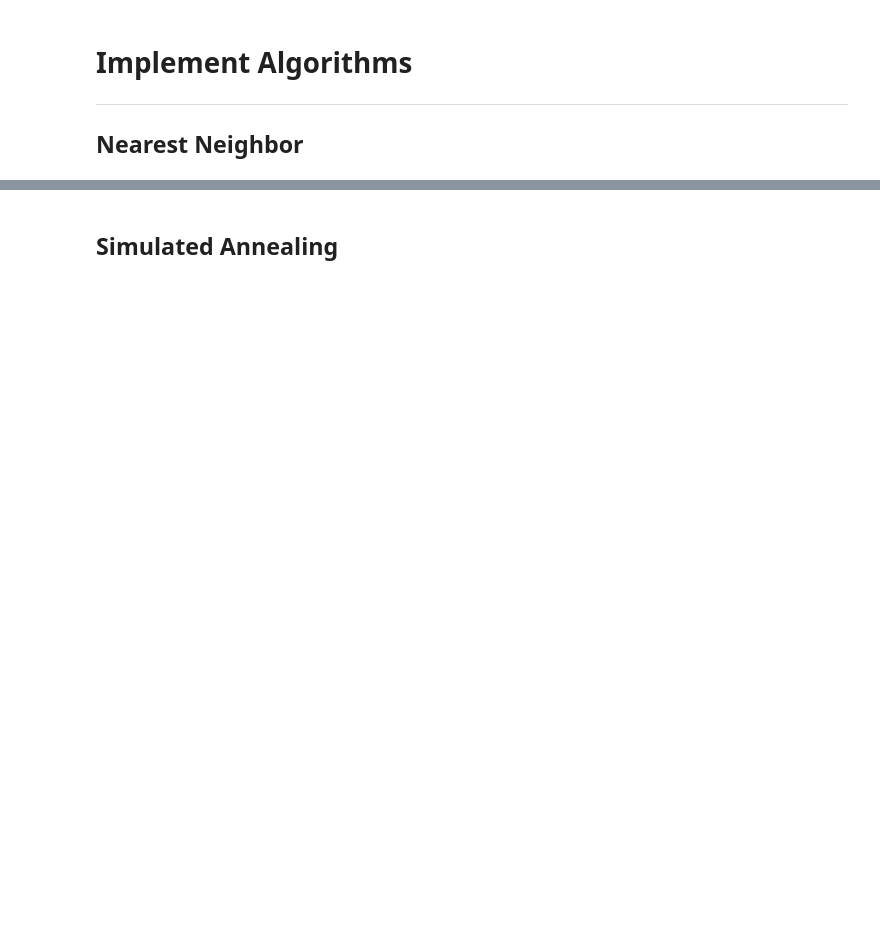
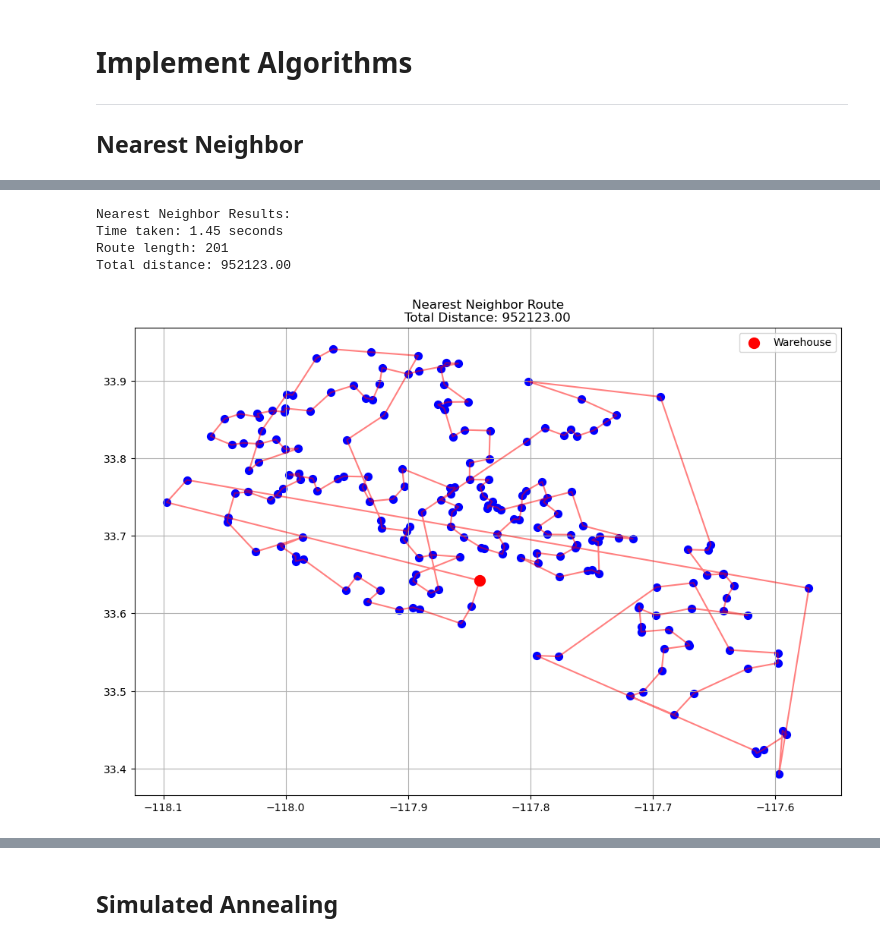
Before and after one commit to Hyunwoo36/uci_tsp, a Jupyter notebook: TSPsolver.ipynb, the cells around one changed output, grey strips where cells are left out. Cells and saved outputs as stored; diff of their text form; code cells hidden in the pictures; blank space fills up the shorter version.

```diff
--- a/TSPsolver.ipynb
+++ b/TSPsolver.ipynb
@@ -78,14 +110,3 @@ Test route distance: 118005.0
 ---
 
 ## Nearest Neighbor
-# %%
-
-def nearest_neighbor():
-    """Implement Nearest Neighbor algorithm"""
-    # TODO: Implement Nearest Neighbor algorithm
-    # 1. Start from warehouse (index 0)
-    # 2. Each time, find the nearest unvisited location
-    # 3. Add it to the route
-    # 4. Repeat until all locations are visited
-    # 5. Return the route
-    pass
@@ -92,15 +224,21 @@ def nearest_neighbor():
 # %%
 # Testing nearest neighbor
 try:
     start_time = time()
-    nn_route = nearest_neighbor()
+    nn_route = nearest_neighbor(locations_mapping)
     end_time = time()
 
     print("\nNearest Neighbor Results:")
     print(f"Time taken: {end_time - start_time:.2f} seconds")
-    print(f"Route length: {len(nn_route)}")
-    print(f"Total distance: {calculate_route_distance(nn_route):.2f}")
+    print(f"Route length: {len(nn_route)-1}")
+    print(f"Total distance: {calculate_route_distance(nn_route, distance_matrix):.2f}")
 
-    plot_route(nn_route, "Nearest Neighbor Route")
+    plot_route(nn_route,locations_mapping, distance_matrix, "Nearest Neighbor Route")
 except:
     print("Error: Nearest Neighbor algorithm not implemented yet")
+# %% [output]
+Nearest Neighbor Results:
+Time taken: 1.45 seconds
+Route length: 201
+Total distance: 952123.00
+[figure, added]
```
Also changed, not shown: parts of 9 cells of this notebook.
